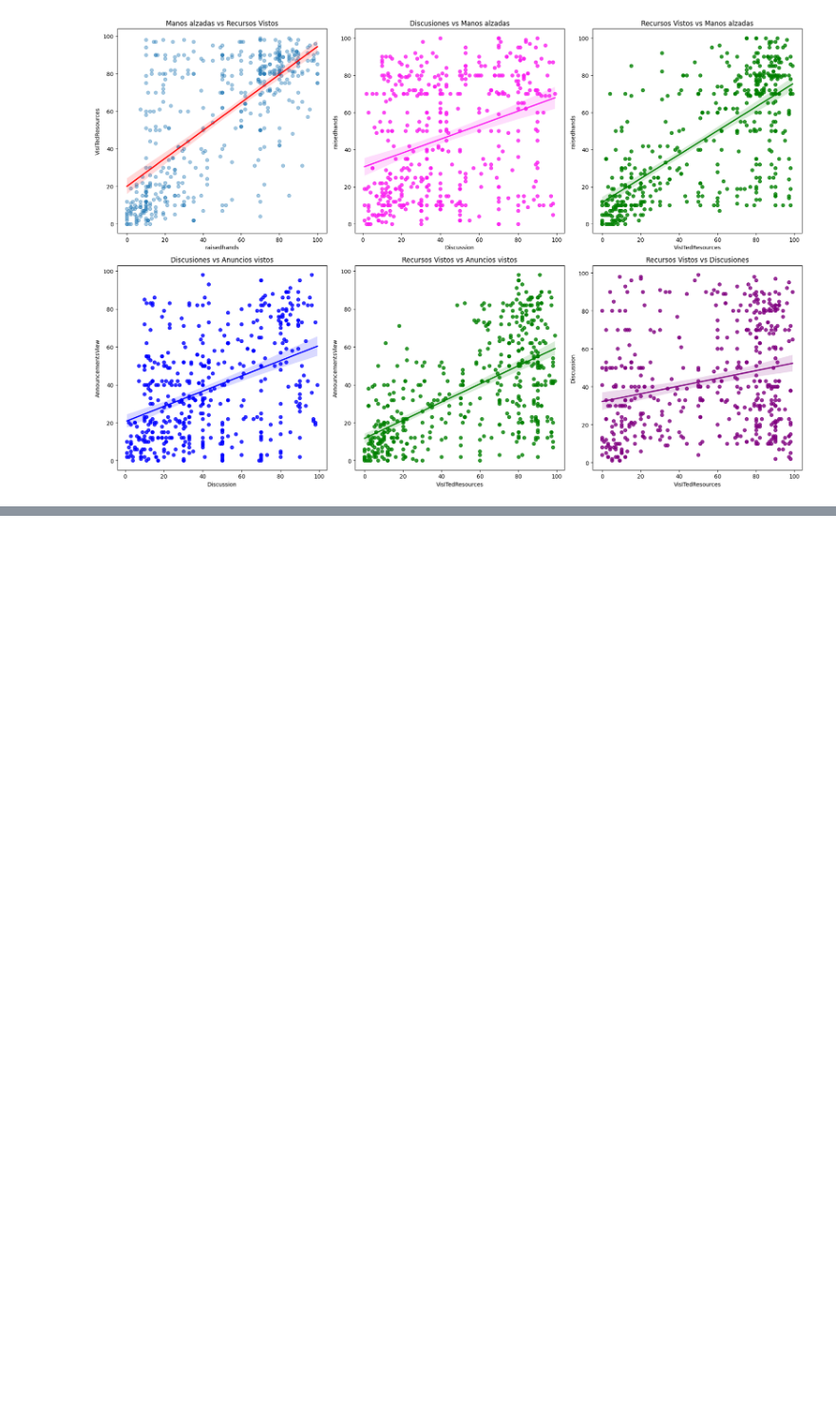
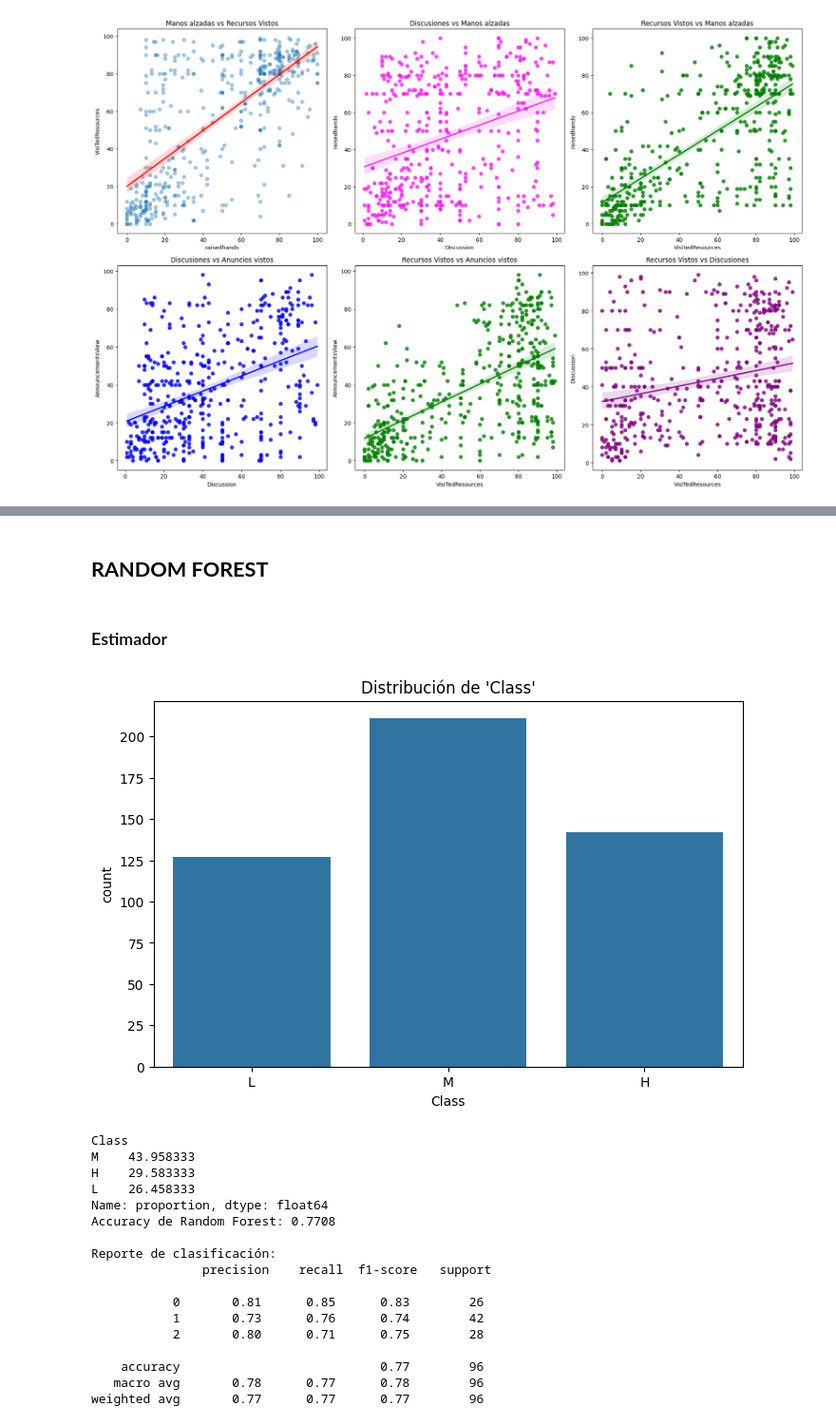
Before and after one commit to smuke123/StudentsPerfomanceAnalysis, a Jupyter notebook: Code/StudentsPerfomanceAnalysis.ipynb, the cells around one changed output, grey strips where cells are left out. Shown at 95% size. Cells and saved outputs as stored; diff of their text form; code cells hidden in the pictures; blank space fills up the shorter version.

Commit message:
Upload Random forest
Se actualiza el archivo .ipynb para agregar el nuevo metodo random forest

```diff
--- a/Code/StudentsPerfomanceAnalysis.ipynb
+++ b/Code/StudentsPerfomanceAnalysis.ipynb
@@ -384,0 +389,56 @@ print(accuracy_score(est.predict(X_test), y_test))
+# %% [markdown]
+## **RANDOM FOREST**
+# %% [markdown]
+### Estimador
+# %%
+#Librerias
+from sklearn.model_selection import train_test_split
+from sklearn.ensemble import RandomForestClassifier
+from sklearn.metrics import accuracy_score, classification_report
+
+#Ver distribucion de clases
+plt.figure(figsize=(8, 5))
+sns.countplot(data=df, x='Class', order=['L', 'M', 'H'])
+plt.title("Distribución de 'Class'")
+plt.show()
+
+print(df['Class'].value_counts(normalize=True) * 100)
+
+#Clasificacion
+df['Class'] = df['Class'].map({'L': 0, 'M': 1, 'H': 2})
+df_encoded = pd.get_dummies(df.drop('Class', axis=1))
+df_final = pd.concat([df_encoded, df['Class']], axis=1)
+
+X = df_final.drop('Class', axis=1)
+y = df_final['Class']
+
+# Particionar en train/test
+X_train, X_test, y_train, y_test = train_test_split(X, y, test_size=0.2, stratify=y)
+
+rf = RandomForestClassifier(random_state=21)
+rf.fit(X_train, y_train)
+
+y_pred = rf.predict(X_test)
+accuracy = accuracy_score(y_test, y_pred)
+
+print(f"Accuracy de Random Forest: {accuracy:.4f}")
+print("\nReporte de clasificación:\n", classification_report(y_test, y_pred))
+# %% [output]
+[figure, added]
+Class
+M    43.958333
+H    29.583333
+L    26.458333
+Name: proportion, dtype: float64
+Accuracy de Random Forest: 0.7708
+
+Reporte de clasificación:
+               precision    recall  f1-score   support
+
+           0       0.81      0.85      0.83        26
+           1       0.73      0.76      0.74        42
+           2       0.80      0.71      0.75        28
+
+    accuracy                           0.77        96
+   macro avg       0.78      0.77      0.78        96
+weighted avg       0.77      0.77      0.77        96
```
Also changed, not shown: parts of 11 cells of this notebook, 1 other file.
